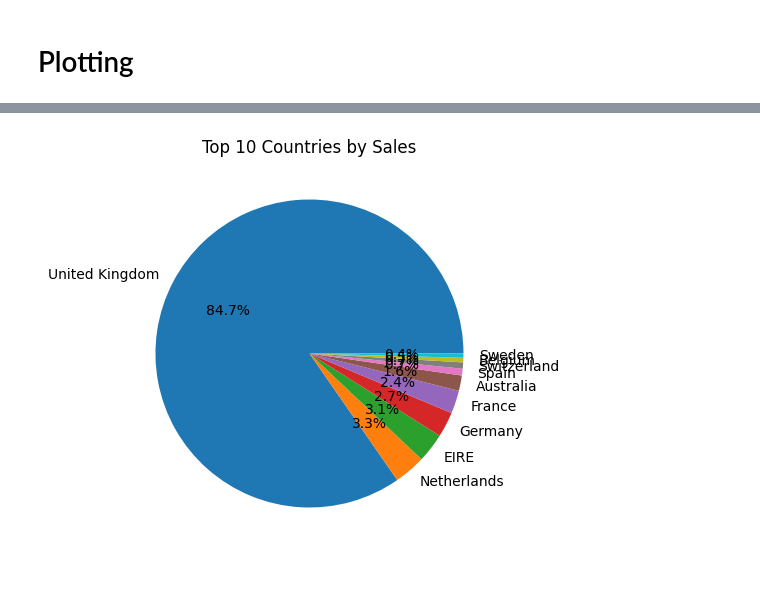
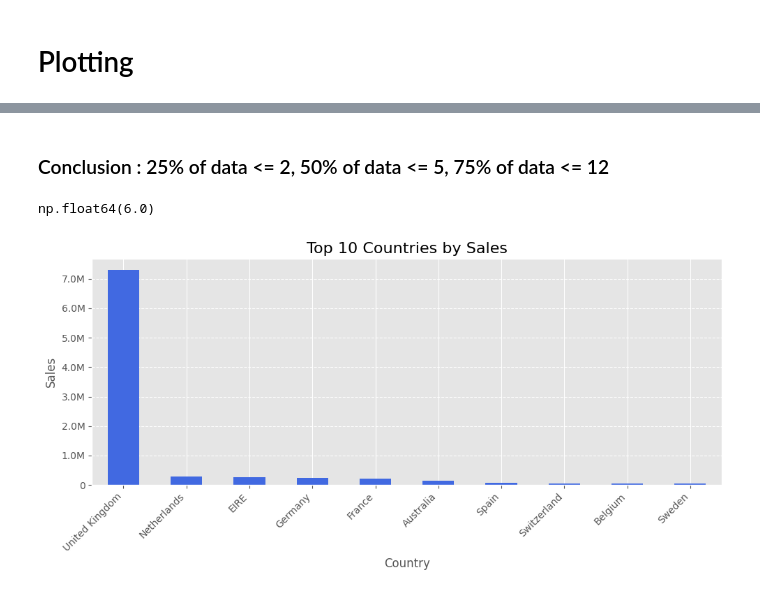
Before and after one commit to bikash-789/ml-journey, a Jupyter notebook: 00-python_and_pandas_review/Pandas_Intermeditate.ipynb, the cells around one changed output, grey strips where cells are left out. Drawn from its saved outputs; the diff is of its cells as text; code cells hidden in the pictures.

Commit message:
explore data using matplotlib

```diff
--- a/00-python_and_pandas_review/Pandas_Intermeditate.ipynb
+++ b/00-python_and_pandas_review/Pandas_Intermeditate.ipynb
@@ -96,0 +101,8 @@ plt.show()
+# %%
+import matplotlib.pyplot as plt
+
+# add 'Sales' column
+df['Sales'] = df['Quantity'] * df['UnitPrice']
+df["InvoiceDate"] = pd.to_datetime(df["InvoiceDate"])
+df["InvoiceDate"].head()
+df["YearMonth"] = df["InvoiceDate"].dt.to_period("M")
@@ -97,20 +151,54 @@ plt.show()
+# %% [markdown]
+### Conclusion : 25% of data <= 2, 50% of data <= 5, 75% of data <= 12
+# %%
+df["Quantity"].median()
+# %% [output]
+np.float64(6.0)
 # %%
+from matplotlib.ticker import FuncFormatter
+
 # show only top 10 coutnries by sales
+
 country_sales = (
     df.groupby("Country")["Sales"]
       .sum()
       .sort_values(ascending=False)
       .head(10)
 )
 
+
 country_sales.plot(
-    kind="pie",
-    autopct="%1.1f%%",
-    figsize=(5, 5),
-    ylabel=""
+    kind="bar",
+    figsize=(10, 5),
+    color="royalblue"
 )
 
-plt.title("Top 10 Countries by Sales")
+def format_sales(x, pos):
+    if x >= 1_000_000_000_000:
+        return f"{x/1_000_000_000_000:.1f}T"
+    elif x >= 1_000_000_000:
+        return f"{x/1_000_000_000:.1f}B"
+    elif x >= 1_000_000:
+        return f"{x/1_000_000:.1f}M"
+    elif x >= 1_000:
+        return f"{x/1_000:.1f}K"
+    else:
+        return f"{x:.0f}"
+
+ax = plt.gca()
+
+ax.yaxis.set_major_formatter(
+    FuncFormatter(format_sales)
+)
+
+plt.title("Top 10 Countries by Sales", fontsize=16)
+plt.xlabel("Country")
+plt.ylabel("Sales")
+
+plt.xticks(rotation=45, ha="right")
+plt.grid(axis="y", linestyle="--")
+
+plt.tight_layout()
 plt.show()
 # %% [output]
-[figure, old version]
+[figure, new version]
```
Also changed, not shown: parts of 4 cells of this notebook.
